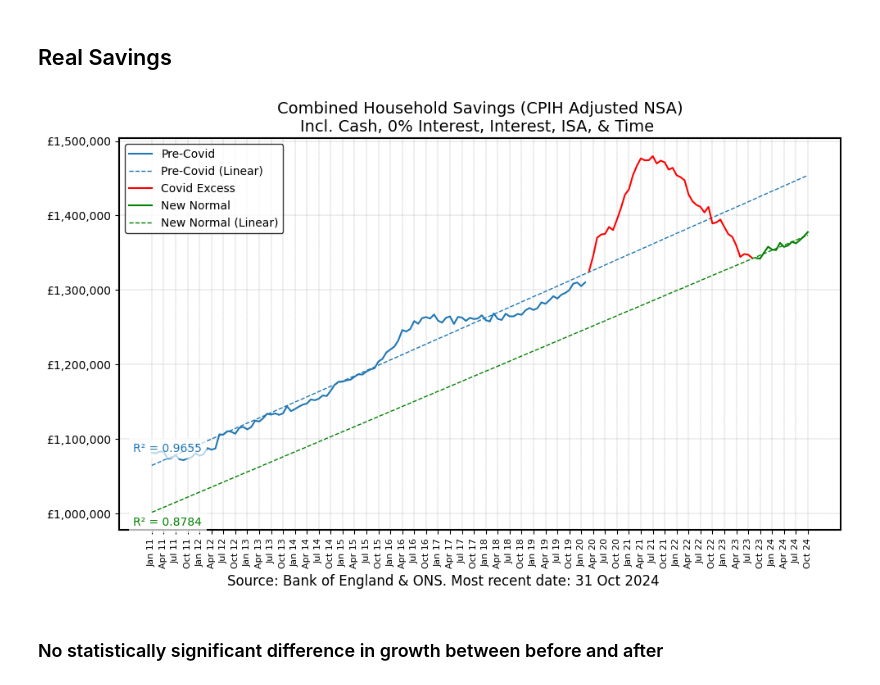
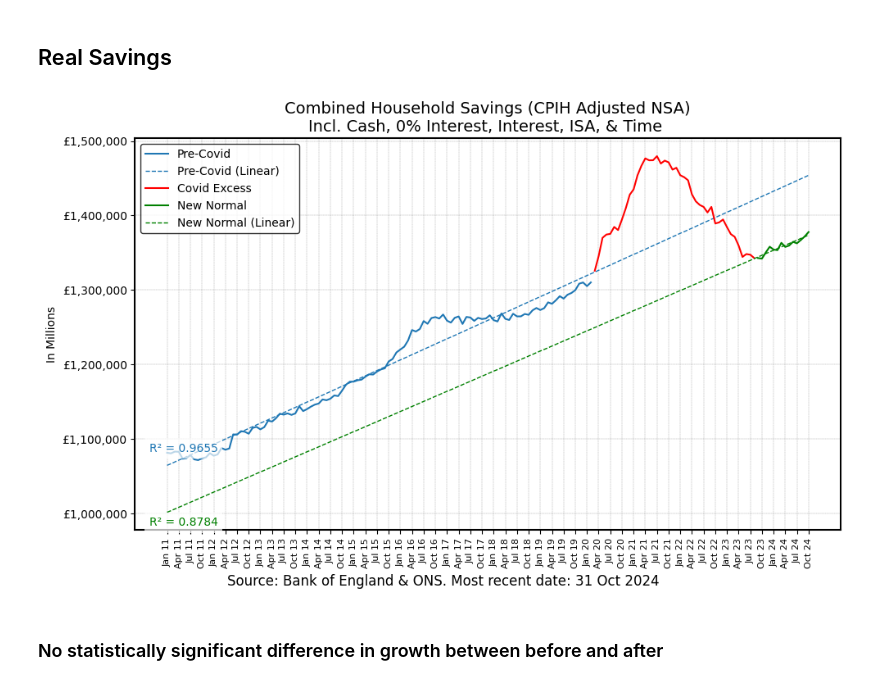
Before and after one commit to rpreen/boe, a Jupyter notebook: boe.ipynb, the cells around one changed output. Saved outputs shown, nothing was run; the diff lists cells and outputs as text; code cells hidden in the pictures.

```diff
--- a/boe.ipynb
+++ b/boe.ipynb
@@ -379,6 +364,7 @@ ax.grid(True, color="grey", linestyle="--", linewidth=0.25)
 xticks = df_rsav["Month_Year"][::3]  # every nth date
 plt.xticks(xticks, rotation=90)
 plt.tick_params(axis="x", labelsize=8)
+plt.ylabel("In Millions", fontsize=10, color="black")
 
 # Set the spines (borders) to black
 for spine in ax.spines.values():
@@ -392,34 +378,34 @@ fig.text(
     ha="center",
     fontsize=12,
     color="black",
 )
 
 # Add Pre-covid R-squared as a note in the bottom-left corner
 plt.text(
     0.02,
     0.2,  # Position: 2% from the bottom-left
     f"R² = {precovid_r_squared:.4f}",
     transform=plt.gca().transAxes,  # (0,0 is bottom-left)
     fontsize=10,
     color=color,
     bbox=dict(facecolor="white", alpha=0.7, edgecolor="none"),
 )
 # Add New normal R-squared as a note in the bottom-left corner
 plt.text(
     0.02,
     0.01,  # Position: 2% from the bottom-left
     f"R² = {new_r_squared:.4f}",
     transform=plt.gca().transAxes,  # (0,0 is bottom-left)
     fontsize=10,
     color="green",
     bbox=dict(facecolor="white", alpha=0.7, edgecolor="none"),
 )
 plt.legend(facecolor="white", edgecolor="black", fontsize=10)
 plt.tight_layout()
 
 plt.savefig("savings_real.png", dpi=300, bbox_inches="tight")
 # %% [output]
-[figure, old version]
+[figure, new version]
 # %% [markdown]
 ### No statistically significant difference in growth between before and after
 # %%
```
Also changed, not shown: parts of 3 cells of this notebook.
